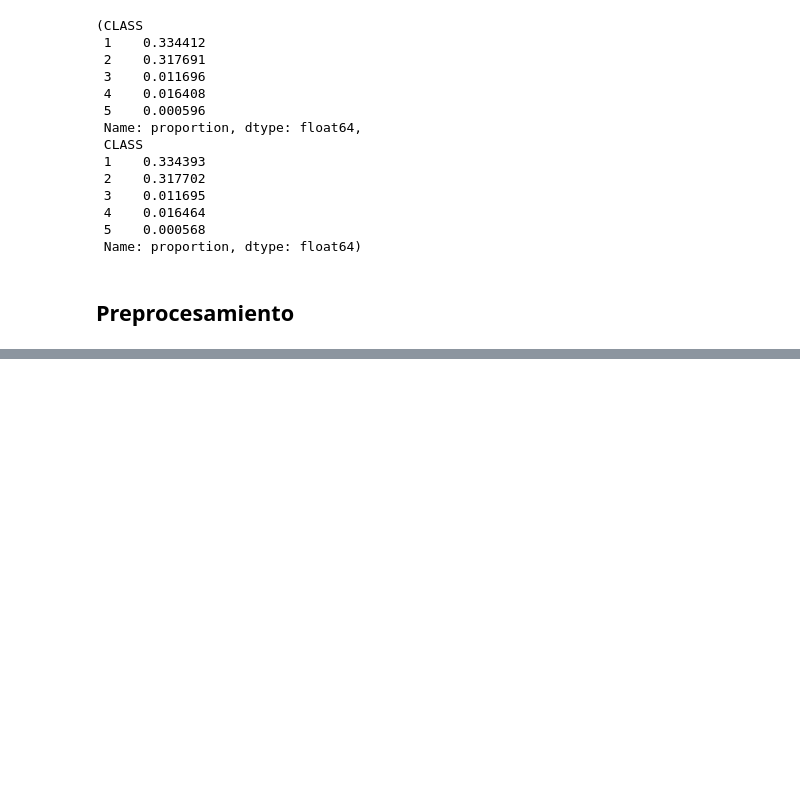
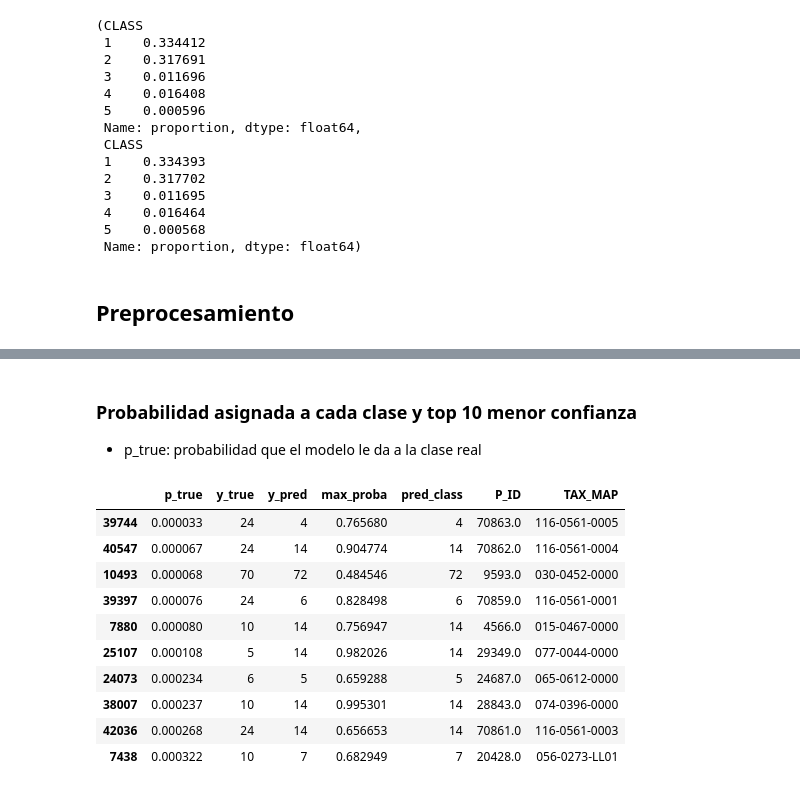
Before and after one commit to juanorion1/Prueba_Tributi, a Jupyter notebook: notebooks/data_prep_best_model.ipynb, the cells around one changed output, grey strips where cells are left out. Drawn from its saved outputs; the diff is of its cells as text; code cells hidden in the pictures; blank space fills up the shorter version.

```diff
--- a/notebooks/data_prep_best_model.ipynb
+++ b/notebooks/data_prep_best_model.ipynb
@@ -207,0 +246,5 @@ Xtr.shape, Xte.shape
+# %%
+to_dense = FunctionTransformer(
+    lambda x: x.toarray() if hasattr(x, "toarray") else x,
+    accept_sparse=True
+)
@@ -207,0 +445,33 @@ Xtr.shape, Xte.shape
+# %% [markdown]
+### Probabilidad asignada a cada clase y top 10 menor confianza
+- p_true: probabilidad que el modelo le da a la clase real
+# %%
+# Probabilidad
+p_true = y_proba[np.arange(len(y_test_enc)), y_test_enc]
+
+# top10
+top_10 = np.argsort(p_true)[:10]
+id_top10 = X_test.index[top_10]
+# %%
+df_top10 = pd.DataFrame({
+    "p_true": p_true[top_10],
+    "y_true": y_true.loc[id_top10].values,
+    "y_pred": y_pred[top_10],
+    "max_proba": y_proba[top_10].max(axis=1),
+    "pred_class": le.inverse_transform(y_proba[top_10].argmax(axis=1)),
+}, index=id_top10).sort_values("p_true")
+df_top10 = df_top10.join(ids_test.loc[df_top10.index])
+
+df_top10
+# %% [output]
+|  | p_true | y_true | y_pred | max_proba | pred_class | P_ID | TAX_MAP |
+| 39744 | 0.000033 | 24 | 4 | 0.765680 | 4 | 70863.0 | 116-0561-0005 |
+| 40547 | 0.000067 | 24 | 14 | 0.904774 | 14 | 70862.0 | 116-0561-0004 |
+| 10493 | 0.000068 | 70 | 72 | 0.484546 | 72 | 9593.0 | 030-0452-0000 |
+| 39397 | 0.000076 | 24 | 6 | 0.828498 | 6 | 70859.0 | 116-0561-0001 |
+| 7880 | 0.000080 | 10 | 14 | 0.756947 | 14 | 4566.0 | 015-0467-0000 |
+| 25107 | 0.000108 | 5 | 14 | 0.982026 | 14 | 29349.0 | 077-0044-0000 |
+| 24073 | 0.000234 | 6 | 5 | 0.659288 | 5 | 24687.0 | 065-0612-0000 |
+| 38007 | 0.000237 | 10 | 14 | 0.995301 | 14 | 28843.0 | 074-0396-0000 |
+| 42036 | 0.000268 | 24 | 14 | 0.656653 | 14 | 70861.0 | 116-0561-0003 |
+| 7438 | 0.000322 | 10 | 7 | 0.682949 | 7 | 20428.0 | 056-0273-LL01 |
```
Also changed, not shown: parts of 20 cells of this notebook.
